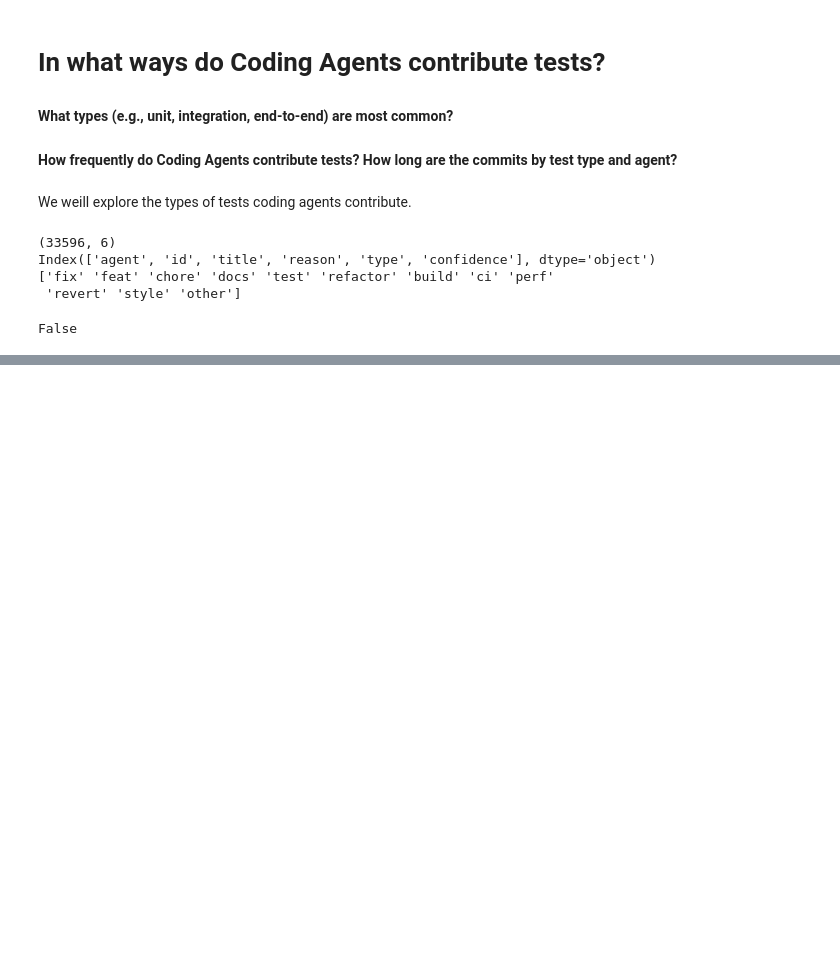
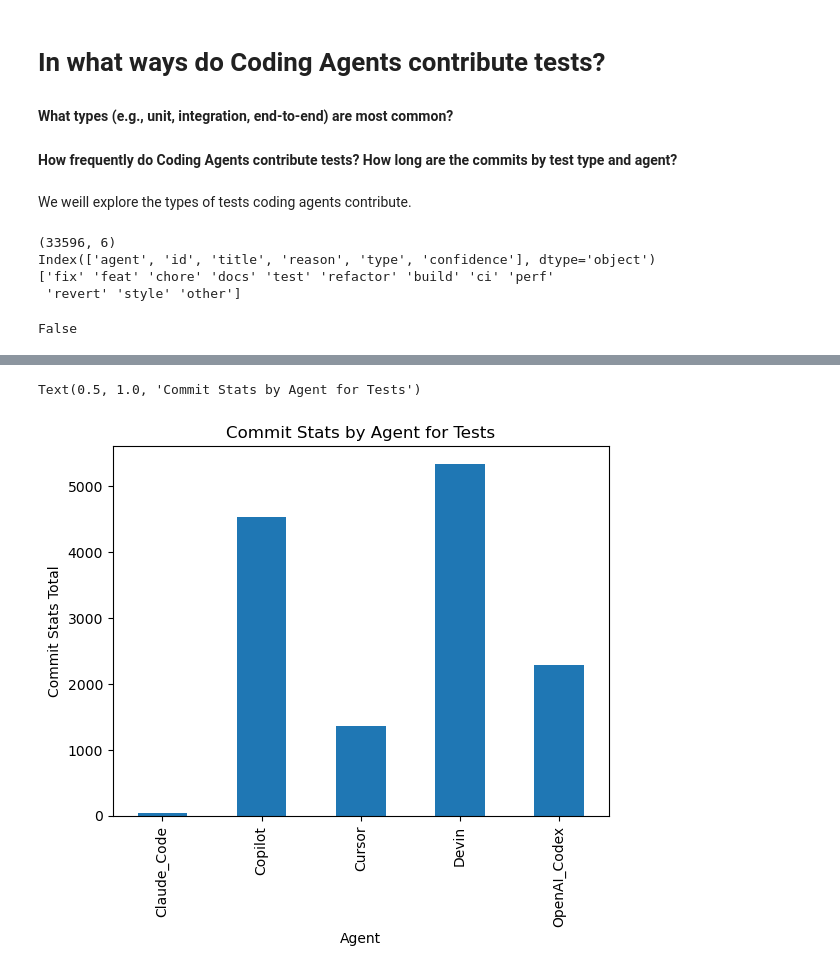
Before and after one commit to hua0-richard/data_542_project, a Jupyter notebook: RQ3.ipynb, the cells around one changed output, grey strips where cells are left out. Saved outputs shown, nothing was run; the diff lists cells and outputs as text; code cells hidden in the pictures; blank space fills up the shorter version.

```diff
--- a/RQ3.ipynb
+++ b/RQ3.ipynb
@@ -249,0 +261,10 @@ dtype: int64
+# %%
+merged_df = commit_stats.merge(agent_stats, on="id", how="inner")
+agent_commit_stats = merged_df.groupby("agent")["commit_stats_total"].median()
+agent_commit_stats.plot(kind='bar')
+plt.xlabel("Agent")
+plt.ylabel("Commit Stats Total")
+plt.title("Commit Stats by Agent for Tests")
+# %% [output]
+Text(0.5, 1.0, 'Commit Stats by Agent for Tests')
+[figure, added]
```
Also changed, not shown: parts of 4 cells of this notebook, 1 other file.
